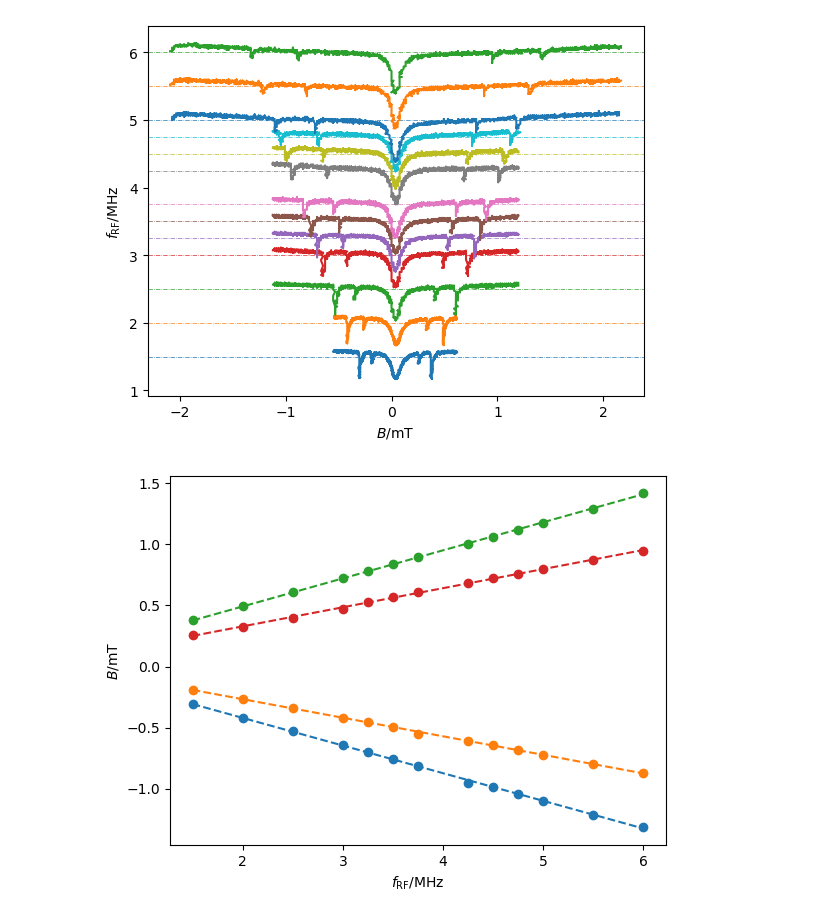
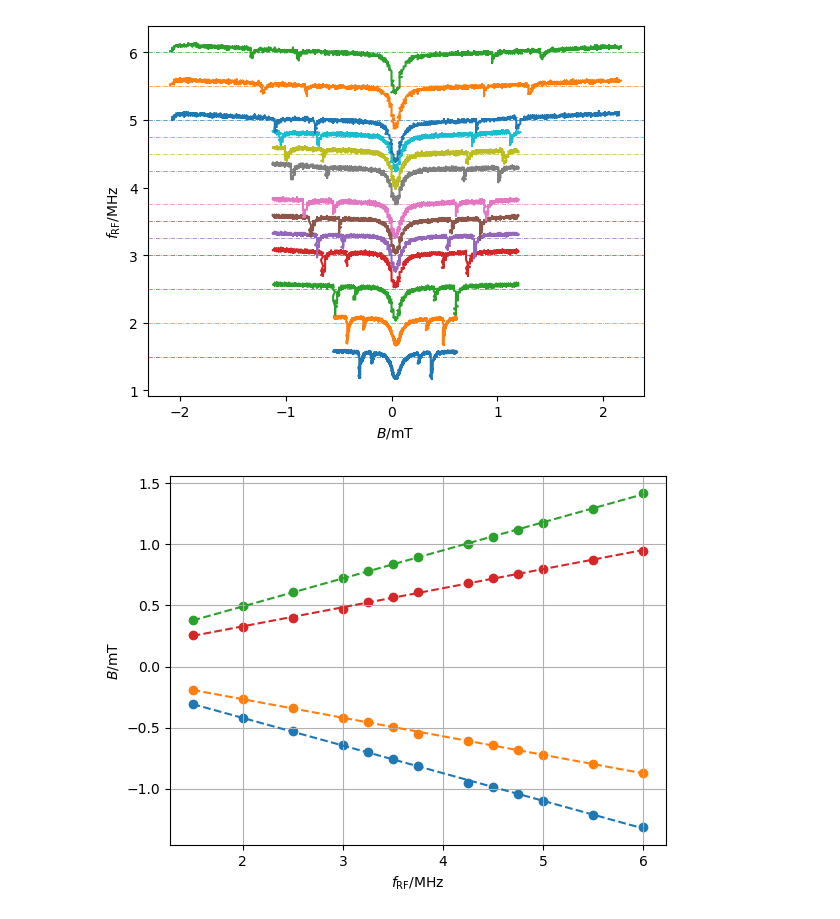
Before and after one commit to hanno22/OptischesPumpen, a Jupyter notebook: notebooks/Magnetfeldvariation.ipynb, the cells around one changed output. Saved outputs shown, nothing was run; the diff lists cells and outputs as text; code cells hidden in the pictures.

Commit message:
export plots review

```diff
--- a/notebooks/Magnetfeldvariation.ipynb
+++ b/notebooks/Magnetfeldvariation.ipynb
@@ -54,34 +54,35 @@ for i, filename in enumerate(filenames):
     b3.append(calc_B(magnetic_field[lowest_5_transmission_peaks[-1]]))
     b4.append(calc_B(magnetic_field[lowest_5_transmission_peaks[-2]]))
 
 ax1.set(xlabel='$B / \mathrm{mT}$', ylabel='$f_\mathrm{RF} / \mathrm{MHz}$')
 
 fig1.savefig('../output/overview_magneticfield_variation.svg')
 
 fig2, ax = plt.subplots()
 ax.set(xlabel='$f_\mathrm{RF} / \mathrm{MHz}$', ylabel='$B / \mathrm{mT}$')
 slope1, intercept1, r1, p1, std_err1 = stats.linregress(f, b1)
 f = np.array(f)
 ax.plot(f * 1e-6, (slope1 * np.array(f) + intercept1)* 1e3, '--')
 ax.scatter(f* 1e-6, np.array(b1) * 1e3)
 
 slope2, intercept2, r2, p2, std_err2 = stats.linregress(f, b2)
 ax.plot(f* 1e-6, (slope2 * np.array(f) + intercept2)* 1e3, '--')
 ax.scatter(f* 1e-6, np.array(b2)* 1e3)
 
 slope3, intercept3, r3, p3, std_err3 = stats.linregress(f, b3)
 ax.plot(f* 1e-6, (slope3 * np.array(f) + intercept3)* 1e3, '--')
 ax.scatter(f* 1e-6, np.array(b3)* 1e3)
 
 
 
 slope4, intercept4, r4, p4, std_err4 = stats.linregress(f, b4)
 ax.plot(f* 1e-6, (slope4 * np.array(f) + intercept4)* 1e3, '--')
 ax.scatter(f* 1e-6, np.array(b4)* 1e3)
+ax.grid()
 fig2.savefig('../output/lin_reg_magneticfield_variation.svg')
 # %% [output]
 [figure]
-[figure, old version]
+[figure, new version]
 # %%
 slopes = [slope1, slope2, slope3, slope4]
 print(slopes)
```
Also changed, not shown: parts of 2 cells of this notebook, 5 other files.
